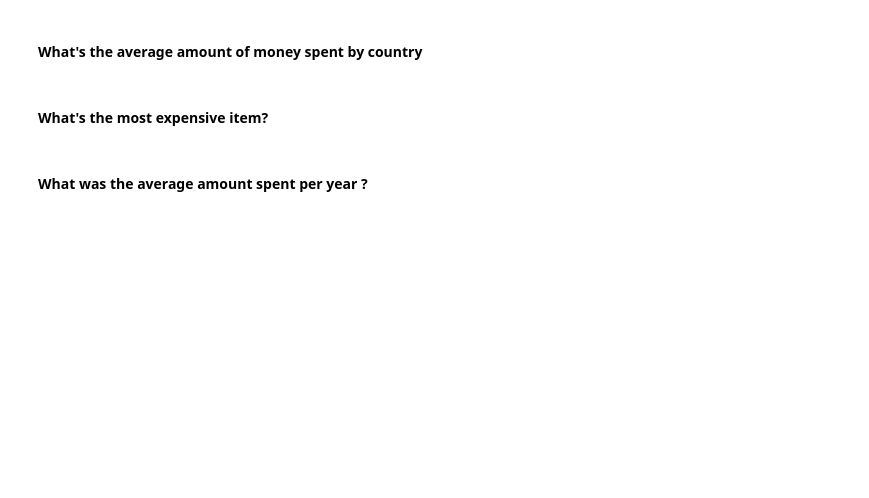
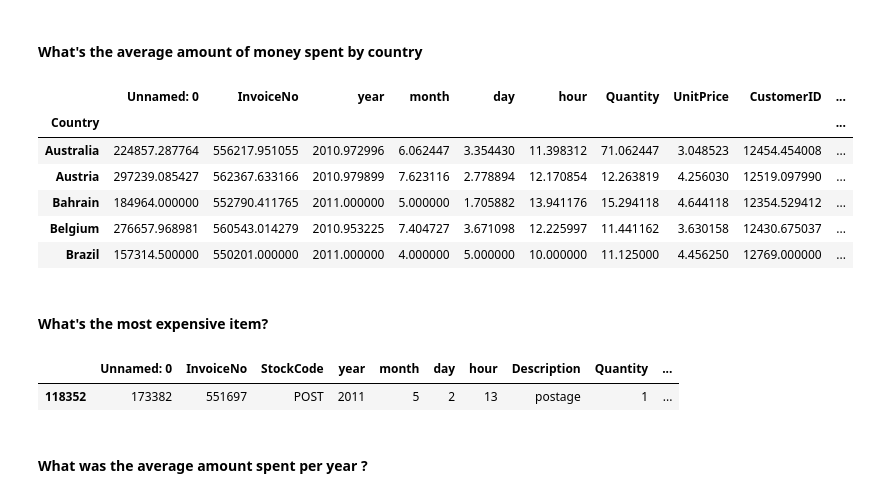
Before and after one commit to Ironhack-Data-Madrid-Marzo-2021/lab-subsetting-and-descriptive-stats, a Jupyter notebook: your-code/main.ipynb, the cells around one changed output. Drawn from its saved outputs; the diff is of its cells as text; code cells hidden in the pictures; blank space fills up the shorter version.

```diff
--- a/your-code/main.ipynb
+++ b/your-code/main.ipynb
@@ -419,2 +549,13 @@ orders.
+# %%
+country_mean = orders.groupby("Country").mean()
+country_mean.head()
+# %% [output]
+|  | Unnamed: 0 | InvoiceNo | year | month | day | hour | Quantity | UnitPrice | CustomerID | ... |
+| Country |  |  |  |  |  |  |  |  |  | ... |
+| Australia | 224857.287764 | 556217.951055 | 2010.972996 | 6.062447 | 3.354430 | 11.398312 | 71.062447 | 3.048523 | 12454.454008 | ... |
+| Austria | 297239.085427 | 562367.633166 | 2010.979899 | 7.623116 | 2.778894 | 12.170854 | 12.263819 | 4.256030 | 12519.097990 | ... |
+| Bahrain | 184964.000000 | 552790.411765 | 2011.000000 | 5.000000 | 1.705882 | 13.941176 | 15.294118 | 4.644118 | 12354.529412 | ... |
+| Belgium | 276657.968981 | 560543.014279 | 2010.953225 | 7.404727 | 3.671098 | 12.225997 | 11.441162 | 3.630158 | 12430.675037 | ... |
+| Brazil | 157314.500000 | 550201.000000 | 2011.000000 | 4.000000 | 5.000000 | 10.000000 | 11.125000 | 4.456250 | 12769.000000 | ... |
 # %% [markdown]
 #### What's the most expensive item?
@@ -423,2 +562,8 @@ orders.
+# %%
+expensive = orders[orders.UnitPrice == orders.UnitPrice.max()]
+expensive
+# %% [output]
+|  | Unnamed: 0 | InvoiceNo | StockCode | year | month | day | hour | Description | Quantity | ... |
+| 118352 | 173382 | 551697 | POST | 2011 | 5 | 2 | 13 | postage | 1 | ... |
 # %% [markdown]
 #### What was the average amount spent per year ?
```
Also changed, not shown: parts of 39 cells of this notebook.
